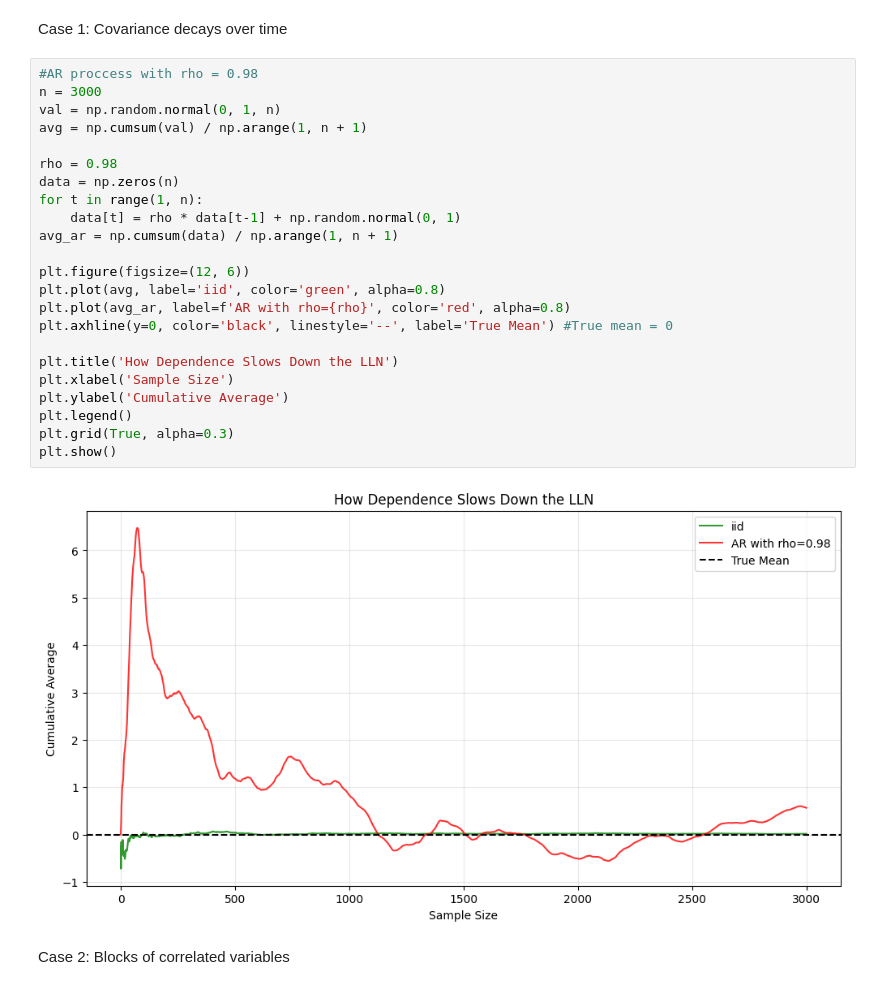
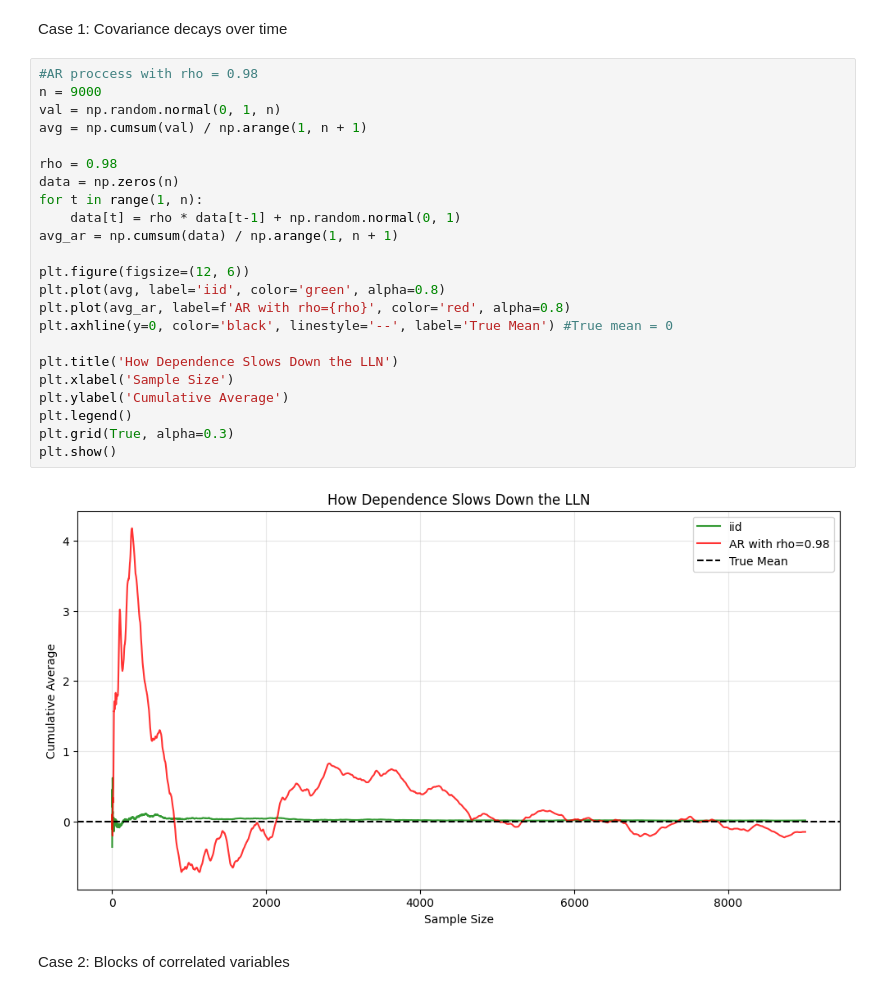
Before and after one commit to scamlumamontov/Projects, a Jupyter notebook: LLN and CLT/llnclt.ipynb, the cells around one changed output. Saved outputs shown, nothing was run; the diff lists cells and outputs as text.

```diff
--- a/LLN and CLT/llnclt.ipynb
+++ b/LLN and CLT/llnclt.ipynb
@@ -75,29 +75,29 @@ $$
 Case 1: Covariance decays over time
 # %%
 #AR proccess with rho = 0.98
-n = 3000
+n = 9000
 val = np.random.normal(0, 1, n)
 avg = np.cumsum(val) / np.arange(1, n + 1)
 
 rho = 0.98
 data = np.zeros(n)
 for t in range(1, n):
     data[t] = rho * data[t-1] + np.random.normal(0, 1)
 avg_ar = np.cumsum(data) / np.arange(1, n + 1)
 
 plt.figure(figsize=(12, 6))
 plt.plot(avg, label='iid', color='green', alpha=0.8)
 plt.plot(avg_ar, label=f'AR with rho={rho}', color='red', alpha=0.8)
 plt.axhline(y=0, color='black', linestyle='--', label='True Mean') #True mean = 0
 
 plt.title('How Dependence Slows Down the LLN')
 plt.xlabel('Sample Size')
 plt.ylabel('Cumulative Average')
 plt.legend()
 plt.grid(True, alpha=0.3)
 plt.show()
 # %% [output]
-[figure, old version]
+[figure, new version]
 # %% [markdown]
 Case 2: Blocks of correlated variables
 # %% [markdown]
```
Also changed, not shown: parts of 4 cells of this notebook.
